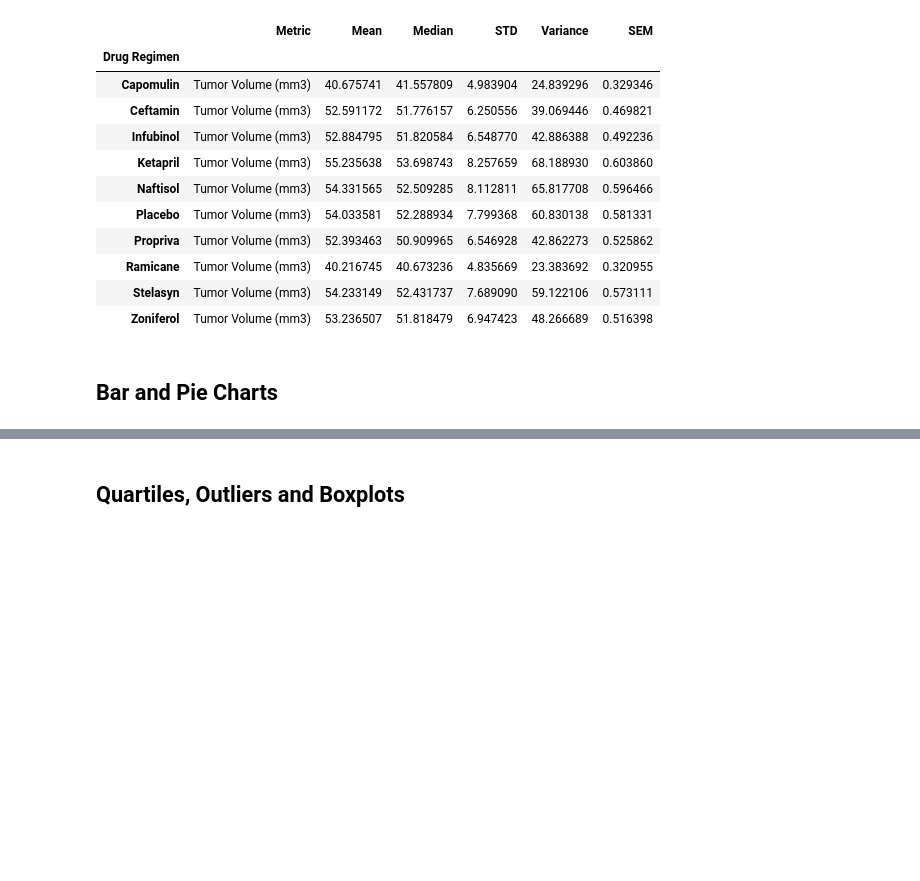
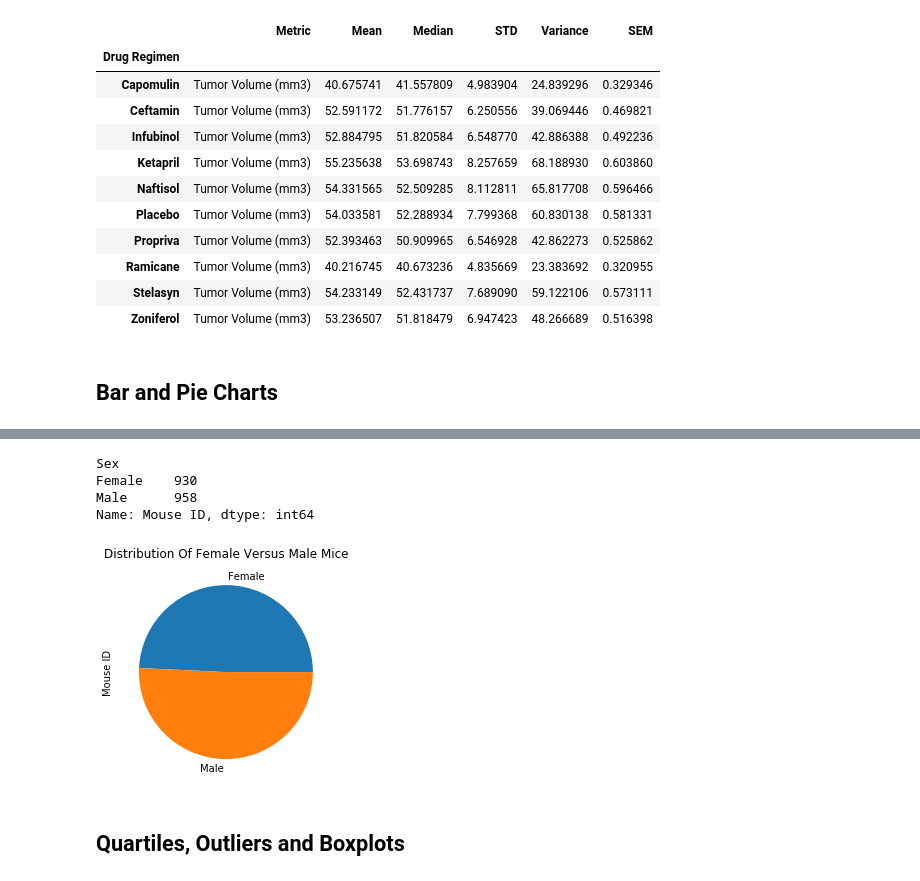
Before and after one commit to gpivaro/5_Matplotlib_Homework, a Jupyter notebook: pymaceuticals_starter.ipynb, the cells around one changed output, grey strips where cells are left out. Drawn from its saved outputs; the diff is of its cells as text; code cells hidden in the pictures; blank space fills up the shorter version.

```diff
--- a/pymaceuticals_starter.ipynb
+++ b/pymaceuticals_starter.ipynb
@@ -233,3 +245,26 @@ summary_statists_df.set_index(['Drug Regimen']).sort_values('Drug Regimen')
+# %%
+# Generate a pie plot showing the distribution of female versus male mice using pandas
+
+
+# First, count the number of mice for each regimen
+sex_distribution = cleaned_df.groupby('Sex')['Mouse ID'].count()
+print(sex_distribution)
+
+# Create a series with the data
+afd = pd.Series(sex_distribution)
+
+# Plot the data using pandas
+afd.plot(kind='pie')
+plt.title('distribution of female versus male mice'.title())
+# plt.xlabel('Drug Regimen')
+# plt.ylabel('Drug Regimen')
+plt.show()
+# %% [output]
+Sex
+Female    930
+Male      958
+Name: Mouse ID, dtype: int64
+[figure, added]
 # %%
 # Generate a pie plot showing the distribution of female versus male mice using pyplot
 # %% [markdown]
```
Also changed, not shown: parts of 3 cells of this notebook.
